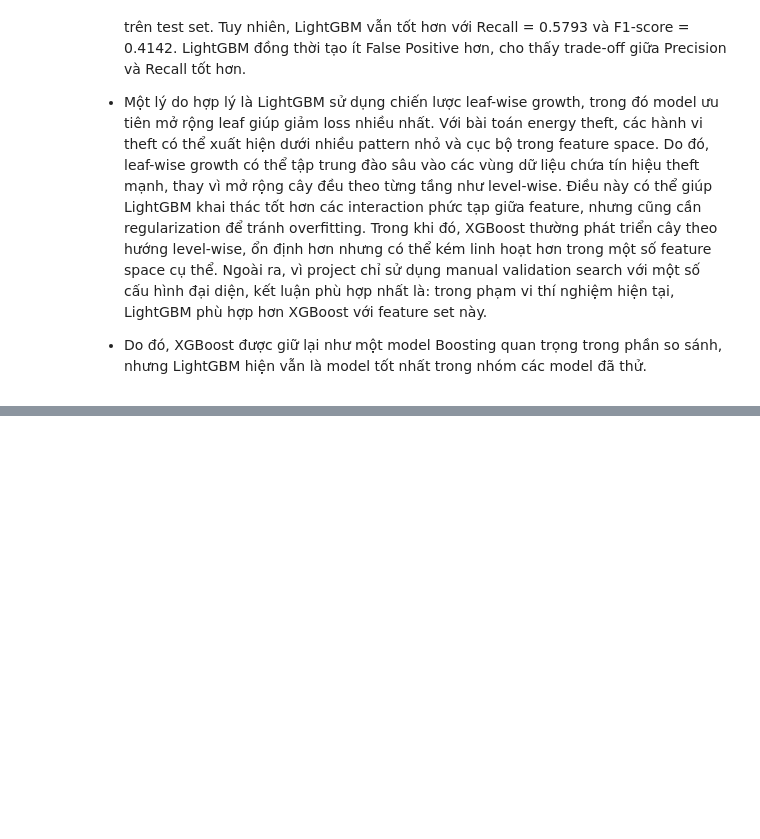
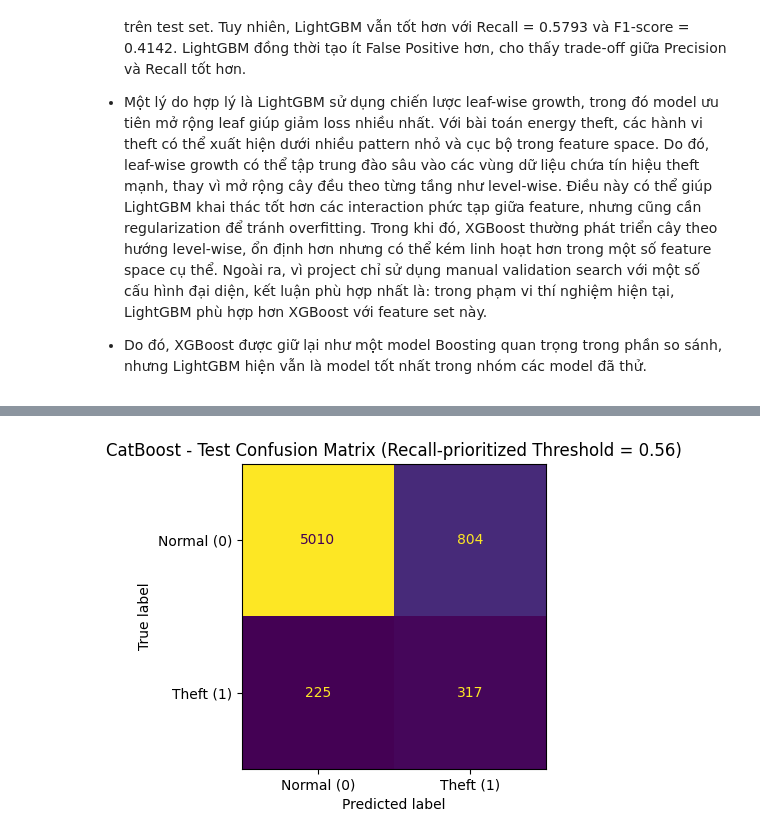
Before and after one commit to longzu-ComputerScience/CS114----ML-Project---Energy-Theft-Detection, a Jupyter notebook: notebooks/model_training_first_version.ipynb, the cells around one changed output, grey strips where cells are left out. Cells and saved outputs as stored; diff of their text form; code cells hidden in the pictures; blank space fills up the shorter version.

```diff
--- a/notebooks/model_training_first_version.ipynb
+++ b/notebooks/model_training_first_version.ipynb
@@ -5053,0 +5682,13 @@ xgb_vs_previous_models_df
+# %%
+# 20.12. Confusion matrix trên test set với CatBoost Recall-prioritized threshold
+
+cat_test_recall_priority_cm = plot_confusion_matrix_custom(
+    y_true=y_test,
+    y_pred=y_test_pred_cat_recall_priority,
+    title=(
+        "CatBoost - Test Confusion Matrix "
+        f"(Recall-prioritized Threshold = {cat_recall_priority_threshold:.2f})"
+    ),
+)
+# %% [output]
+[figure, added]
```
Also changed, not shown: parts of 15 cells of this notebook.
